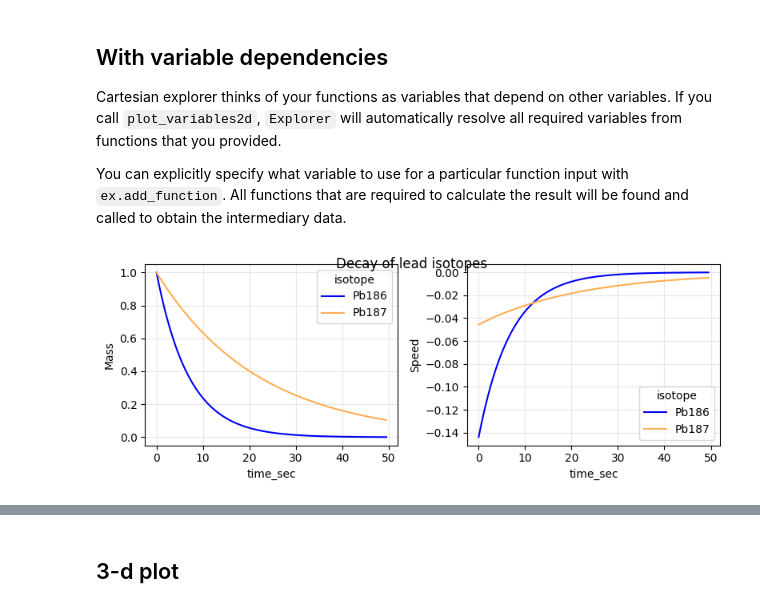
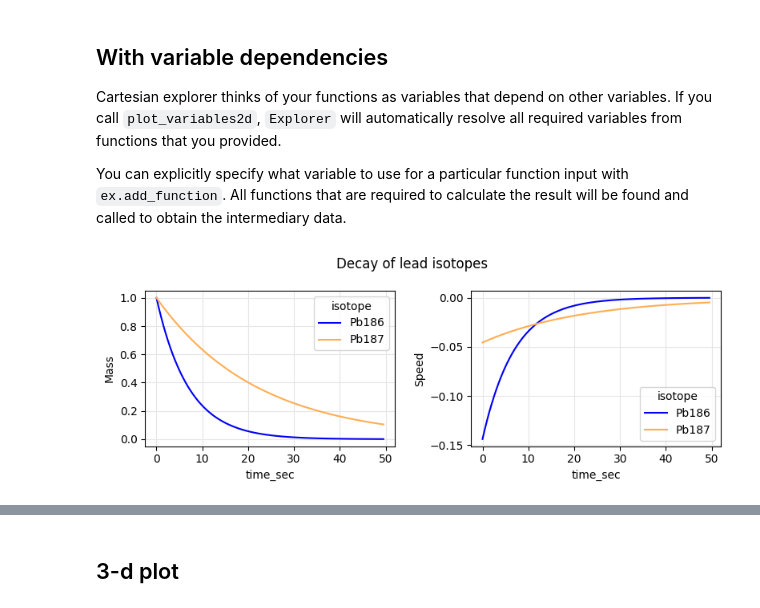
Before and after one commit to danlkv/cartesian-explorer, a Jupyter notebook: examples/Example usage.ipynb, the cells around one changed output, grey strips where cells are left out. Cells and saved outputs as stored; diff of their text form; code cells hidden in the pictures.

Commit message:
add option to plot rows

```diff
--- a/examples/Example usage.ipynb
+++ b/examples/Example usage.ipynb
@@ -51,12 +51,13 @@ def T(isotope):
 # %%
 fig = ex.plot_variables2d(('Mass', 'Speed'),
                            isotope=['Pb186', 'Pb187'],
                            time_sec=np.arange(100)/2
                     )
 fig.suptitle('Decay of lead isotopes')
+[ax.set_title(None) for ax in fig.axes]
 plt.tight_layout()
 # %% [output]
-[figure, old version]
+[figure, new version]
 # %%
 _ = ex.draw_dependency_graph(figsize=(5, 3))
 # %% [output]
```
Also changed, not shown: parts of 16 cells of this notebook, 6 other files.
